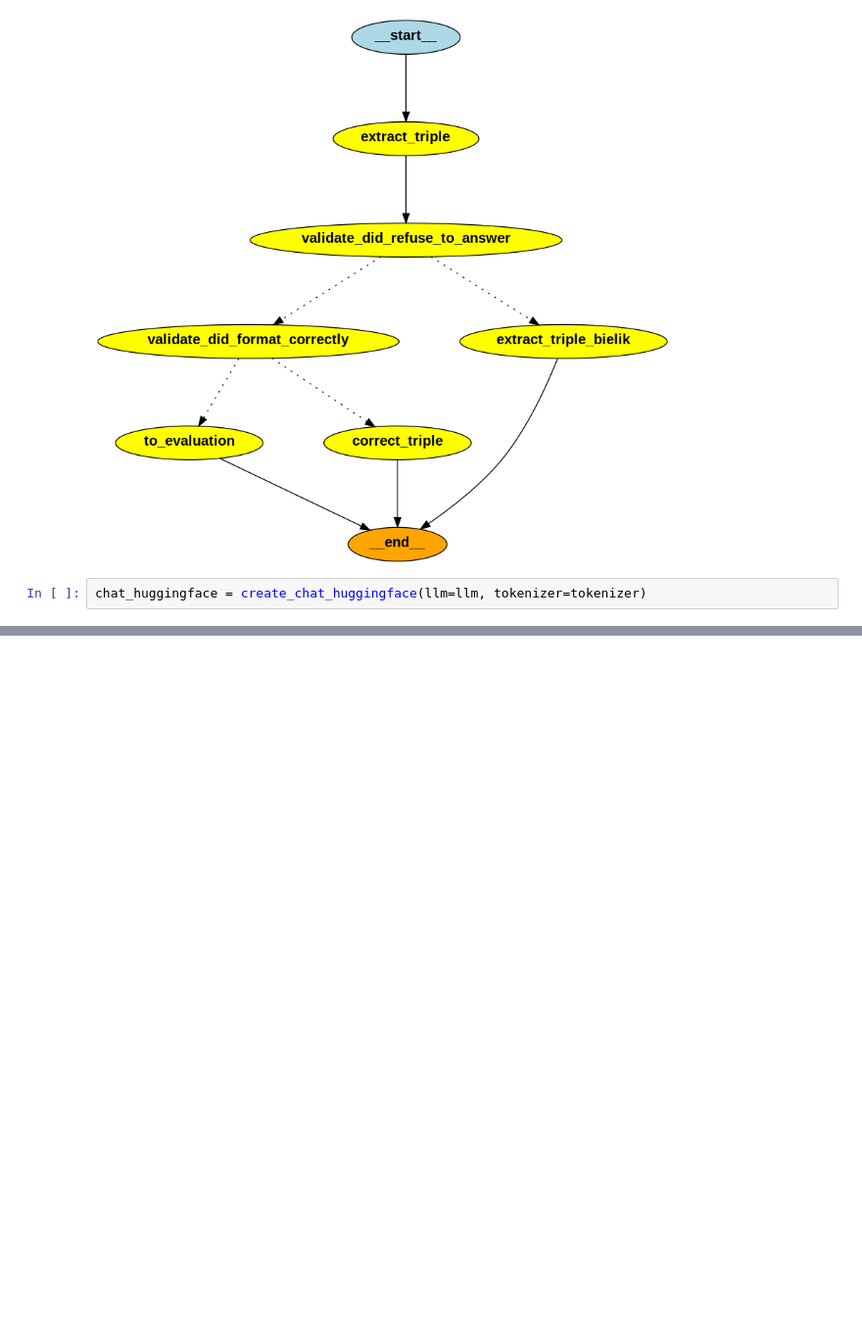
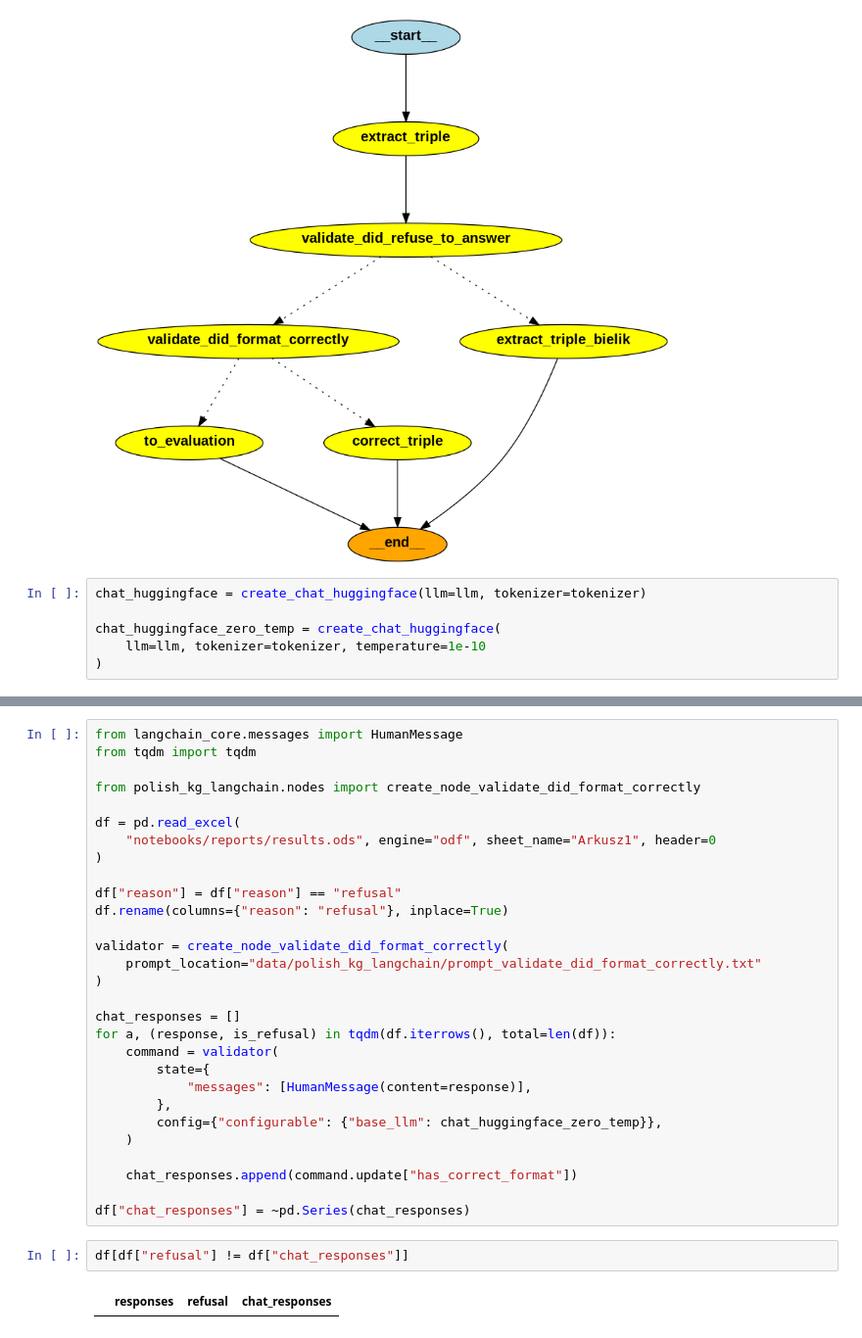
Before and after one commit to StaszekM/polish-kg, a Jupyter notebook: pipelineV2.ipynb, the cells around one changed output, grey strips where cells are left out. Shown at 98% size. Drawn from its saved outputs; the diff is of its cells as text; blank space fills up the shorter version.

Commit message:
Use near-zero temperature for better and more reproducible results to validate refusals

```diff
--- a/pipelineV2.ipynb
+++ b/pipelineV2.ipynb
@@ -75,6 +75,10 @@ display(Image(graph2.graph.get_graph().draw_png(output_file_path=None)))
 [figure]
 # %%
 chat_huggingface = create_chat_huggingface(llm=llm, tokenizer=tokenizer)
+
+chat_huggingface_zero_temp = create_chat_huggingface(
+    llm=llm, tokenizer=tokenizer, temperature=1e-10
+)
 # %%
 from langchain_core.runnables.config import RunnableConfig
 
@@ -128,0 +133,33 @@ Format checker messages
+# %%
+from langchain_core.messages import HumanMessage
+from tqdm import tqdm
+
+from polish_kg_langchain.nodes import create_node_validate_did_format_correctly
+
+df = pd.read_excel(
+    "notebooks/reports/results.ods", engine="odf", sheet_name="Arkusz1", header=0
+)
+
+df["reason"] = df["reason"] == "refusal"
+df.rename(columns={"reason": "refusal"}, inplace=True)
+
+validator = create_node_validate_did_format_correctly(
+    prompt_location="data/polish_kg_langchain/prompt_validate_did_format_correctly.txt"
+)
+
+chat_responses = []
+for a, (response, is_refusal) in tqdm(df.iterrows(), total=len(df)):
+    command = validator(
+        state={
+            "messages": [HumanMessage(content=response)],
+        },
+        config={"configurable": {"base_llm": chat_huggingface_zero_temp}},
+    )
+
+    chat_responses.append(command.update["has_correct_format"])
+
+df["chat_responses"] = ~pd.Series(chat_responses)
+# %%
+df[df["refusal"] != df["chat_responses"]]
+# %% [output]
+|  | responses | refusal | chat_responses |
```
Also changed, not shown: parts of 1 cell of this notebook, 3 other files.
